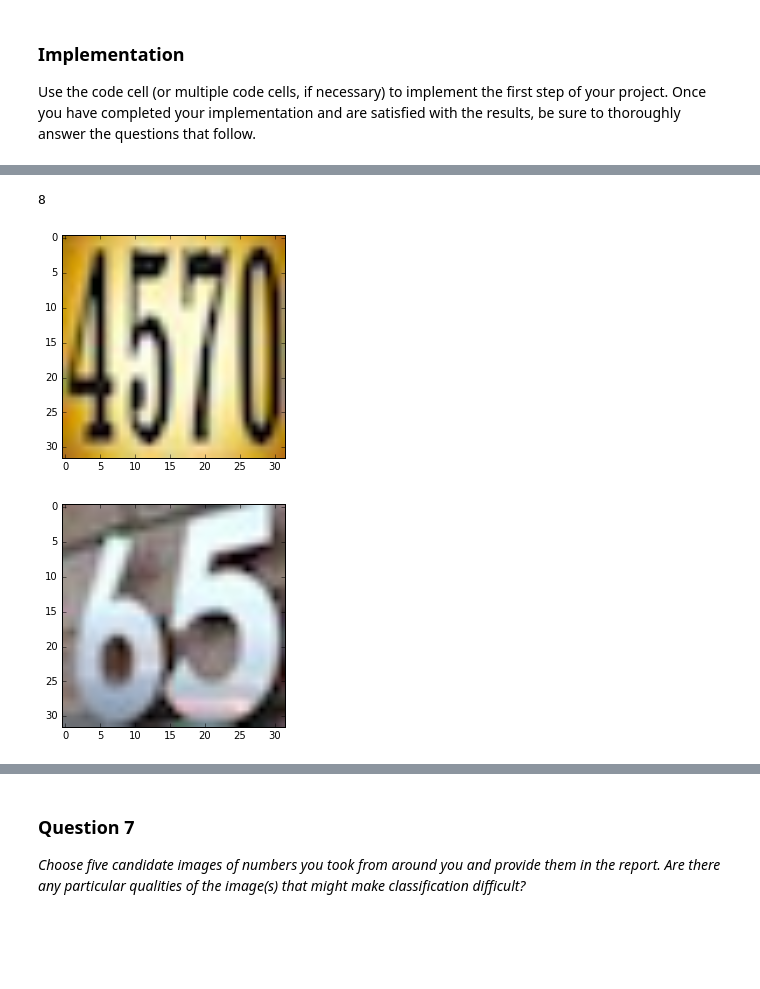
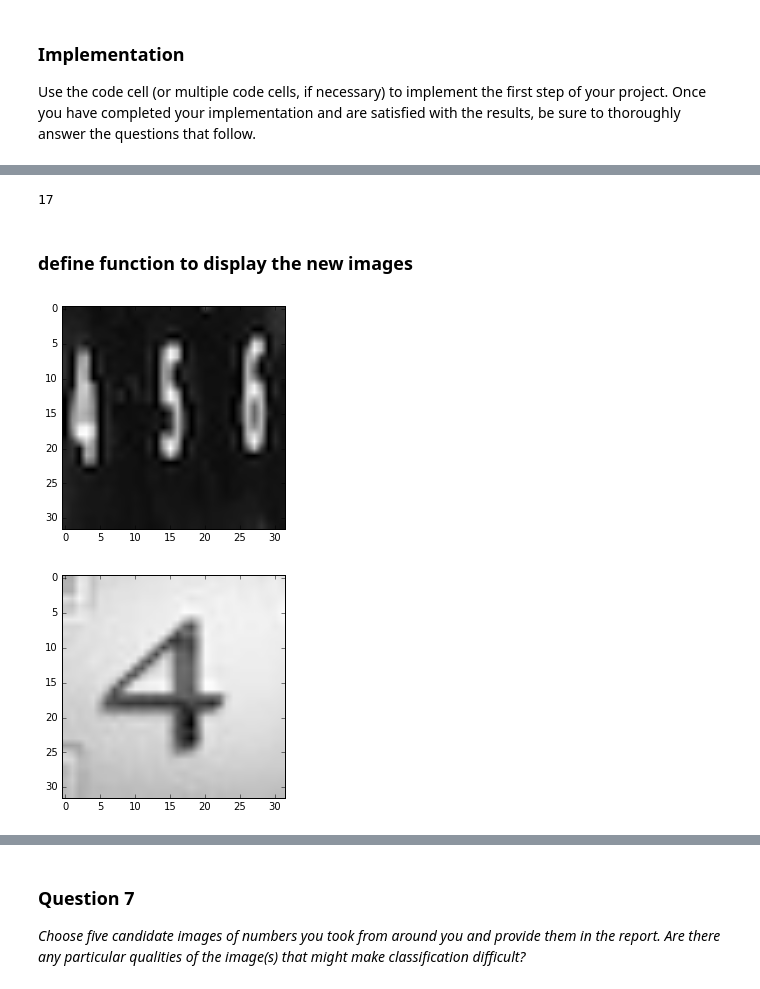
Before and after one commit to jdills26/exploring-keras, a Jupyter notebook: digit_recognition.ipynb, the cells around one changed output, grey strips where cells are left out. Saved outputs shown, nothing was run; the diff lists cells and outputs as text; code cells hidden in the pictures; blank space fills up the shorter version.

```diff
--- a/digit_recognition.ipynb
+++ b/digit_recognition.ipynb
@@ -374,8 +676,6 @@ Use the code cell (or multiple code cells, if necessary) to implement the first
 # %%
-#load in the SVHN dataset that I have previously downloaded and pickled in similar fashion to the tensorflow tutorials
-#i am using the cropped images
 from six.moves import cPickle as pickle
-pickle_file = 'SVHN_multi.pickle'
+pickle_file = 'SVHN_multi.pickle copy' #using a copy but otherwise the file is just SVHN_multi.pickle
 
 with open(pickle_file, 'rb') as f:
   save = pickle.load(f)
@@ -441,7 +748,7 @@ nb_epoch2 = 2
 
 img_rows2 =32 #change input size
 img_cols2=32
-img_channels2 = 1
+img_channels2 = 1 #data is grayscale, preprocessed this way
 
 model_input2=Input(shape=(img_rows2, img_cols2, img_channels2))
 
@@ -466,7 +773,7 @@ lst2 = [x12, x22, x32, x42, x52, x62]
 model2 = Model(input=model_input2, output=lst2)
 
 model2.compile(loss='categorical_crossentropy',
-optimizer='adam',
+optimizer='Adam', #switch btwn sgd and adam
 metrics=['accuracy'])
 
 model2.fit(train_dataset,[tr_02, tr_12, tr_22, tr_32, tr_42, tr_52], batch_size=batch_size, nb_epoch=nb_epoch, verbose=1)
@@ -534,0 +870,3 @@ Use the code cell (or multiple code cells, if necessary) to implement the first
+# %%
+def rgb2gray(rgb): #svhn images were set to grayscale before training model, so doing the same here
+    return np.dot(rgb[...,:3], [0.299, 0.587, 0.114])
@@ -535,11 +875,13 @@ Use the code cell (or multiple code cells, if necessary) to implement the first
 # %%
-from scipy import misc
 import glob
+import matplotlib.image as img
+
 
 new_images=[]
 
 for image_path in glob.glob("new images/*.jpg"):
-    image = misc.imread(image_path)
-    print (image.shape)
-    print (image.dtype)
+    image = img.imread(image_path)
+    image = rgb2gray(image)
+    #print (image.shape)
+    #print (image.dtype)
     new_images.append(image)
@@ -563,15 +888,18 @@ uint8
-# %%
-len(new_images)
-# %% [output]
-8
+# %%
+len(new_images)
+#i added 17 new images
+# %% [output]
+17
+# %% [markdown]
+### define function to display the new images
 # %%
 def displaySequence2(n):
     fig=plt.figure()
     plt.imshow(new_images[n], cmap='gray')
     plt.show()
 # %%
-displaySequence2(0)
-displaySequence2(1)
+displaySequence2(15)
+displaySequence2(12)
 # %% [output]
-[figure, old version]
+[figure, new version]
-[figure, old version]
+[figure, new version]
```
Also changed, not shown: parts of 105 cells of this notebook.
